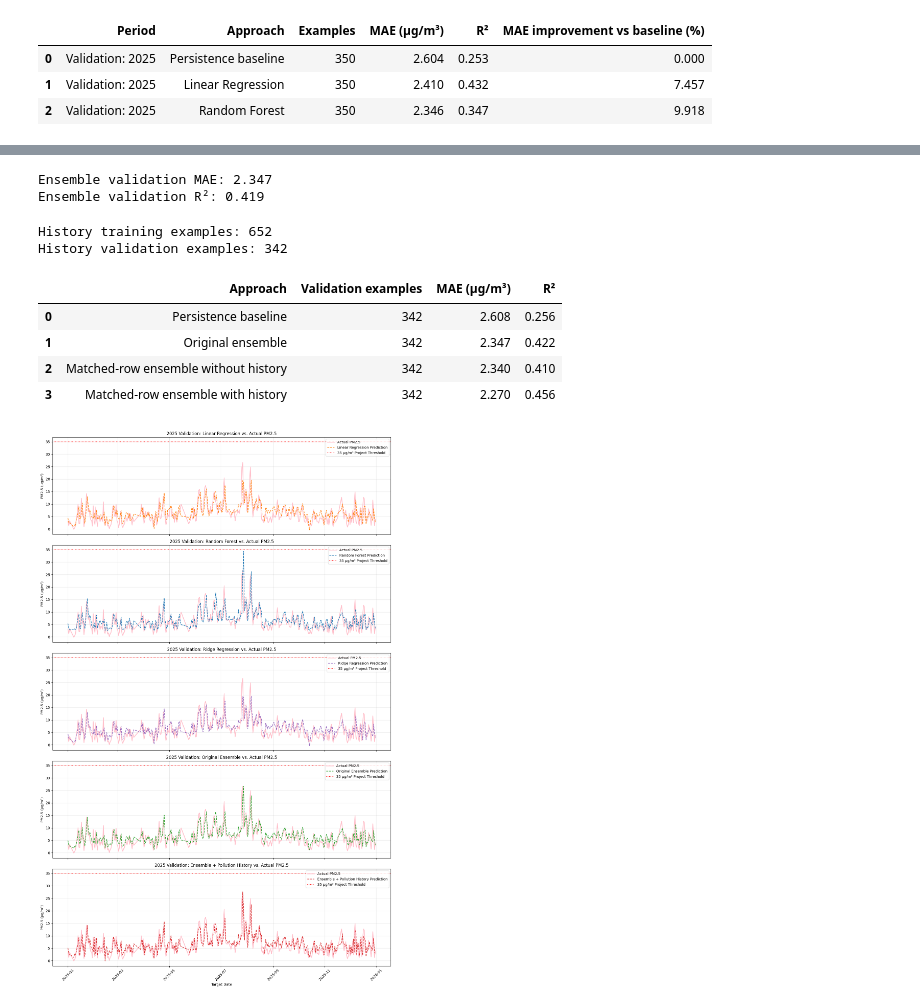
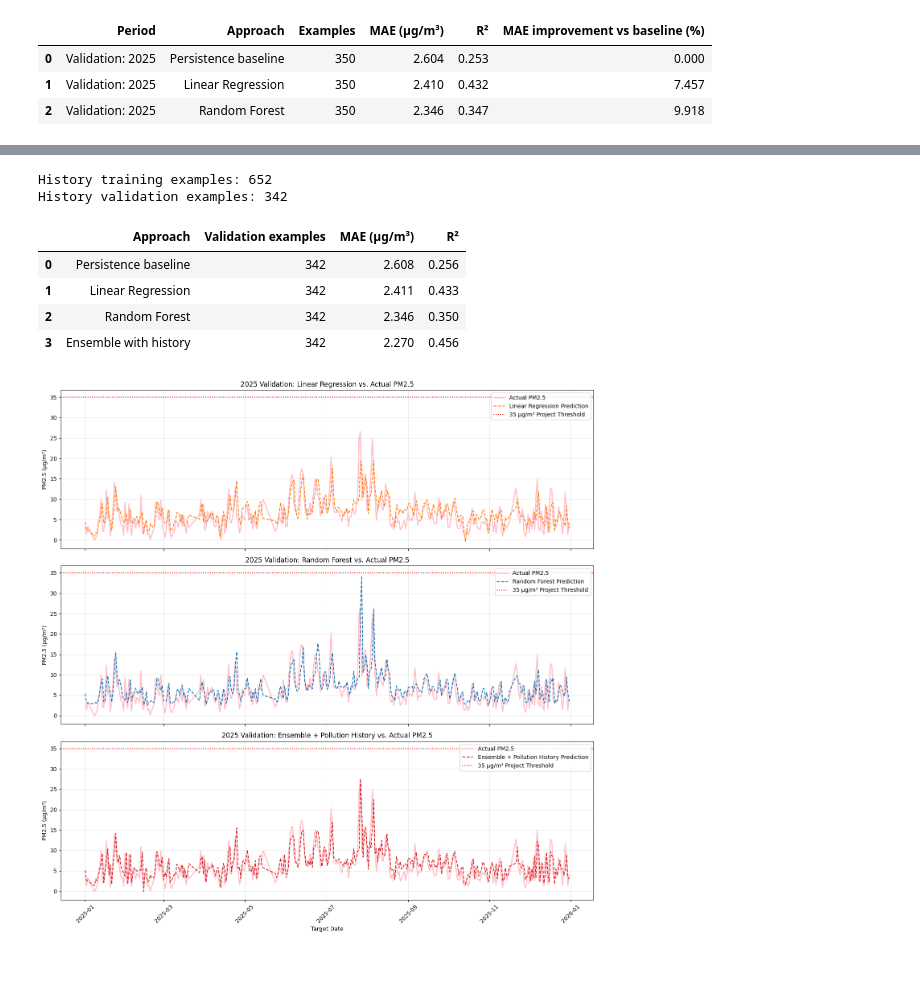
Before and after one commit to TASRUNNER2010/Hackathon, a Jupyter notebook: Hackathon.ipynb, the cells around one changed output, grey strips where cells are left out. Cells and saved outputs as stored; diff of their text form; code cells hidden in the pictures; blank space fills up the shorter version.

```diff
--- a/Hackathon.ipynb
+++ b/Hackathon.ipynb
@@ -9,11 +17,7 @@ Drive already mounted at /content/drive; to attempt to forcibly remount, call dr
 import pandas as pd
 from pathlib import Path
 
-# Locate the folder containing all four original EPA files.
-folder = Path(
-    "/content/drive/MyDrive/veritas AI project"
-)
-
+# The setup cell defines data_folder (raw inputs) and folder (outputs).
 # List only the original files so we don't accidentally load cleaned outputs.
 filenames = [
     "2023_ad_viz_plotval_data.csv",
@@ -27,7 +31,7 @@ tables = []
 
 for filename in filenames:
     table = pd.read_csv(
-        folder / filename,
+        data_folder / filename,
         dtype={"Site ID": "string", "POC": "string"}
     )
 
@@ -540,25 +452,3 @@ VALIDATION PERFORMANCE
-# %%
-# Average predictions from the two existing trained models.
-# This does not retrain either model.
-lr_predictions = model.predict(validation_df[features])
-rf_predictions = rf_model.predict(validation_df[features])
-
-ensemble_predictions = (lr_predictions + rf_predictions) / 2
-
-# Evaluate on the same 2025 validation examples.
-actual_values = validation_df["pm25_tomorrow"]
-
-print(
-    "Ensemble validation MAE:",
-    round(mean_absolute_error(actual_values, ensemble_predictions), 3)
-)
-print(
-    "Ensemble validation R²:",
-    round(r2_score(actual_values, ensemble_predictions), 3)
-)
-# %% [output]
-Ensemble validation MAE: 2.347
-Ensemble validation R²: 0.419
 # %%
 import pandas as pd
 from sklearn.linear_model import LinearRegression
@@ -627,17 +517,6 @@ rf_settings = {
     "n_jobs": -1
 }
 
-# Train a control ensemble without history on the same training rows.
-matched_lr = LinearRegression()
-matched_rf = RandomForestRegressor(**rf_settings)
-
-matched_lr.fit(
-    history_train[features], history_train["pm25_tomorrow"]
-)
-matched_rf.fit(
-    history_train[features], history_train["pm25_tomorrow"]
-)
-
 # Train both components of the new ensemble with history.
 history_lr_model = LinearRegression()
 history_rf_model = RandomForestRegressor(**rf_settings)
@@ -651,18 +530,6 @@ history_rf_model.fit(
     history_train["pm25_tomorrow"]
 )
 
-# Predict identical validation dates with the original ensemble.
-original_ensemble_predictions = (
-    model.predict(history_validation[features])
-    + rf_model.predict(history_validation[features])
-) / 2
-
-# Predict with the control ensemble trained on matched rows.
-matched_ensemble_predictions = (
-    matched_lr.predict(history_validation[features])
-    + matched_rf.predict(history_validation[features])
-) / 2
-
 # Average both history models to create the new ensemble prediction.
 history_ensemble_predictions = (
     history_lr_model.predict(history_validation[history_features])
@@ -672,9 +539,9 @@ history_ensemble_predictions = (
 # Compare all approaches on the same validation examples.
 predictions = {
     "Persistence baseline": history_validation["pm25"],
-    "Original ensemble": original_ensemble_predictions,
-    "Matched-row ensemble without history": matched_ensemble_predictions,
-    "Matched-row ensemble with history": history_ensemble_predictions
+    "Linear Regression": model.predict(history_validation[features]),
+    "Random Forest": rf_model.predict(history_validation[features]),
+    "Ensemble with history": history_ensemble_predictions
 }
 
 results = []
@@ -699,9 +566,9 @@ History training examples: 652
 History validation examples: 342
 |  | Approach | Validation examples | MAE (µg/m³) | R² |
 | 0 | Persistence baseline | 342 | 2.608 | 0.256 |
-| 1 | Original ensemble | 342 | 2.347 | 0.422 |
-| 2 | Matched-row ensemble without history | 342 | 2.340 | 0.410 |
-| 3 | Matched-row ensemble with history | 342 | 2.270 | 0.456 |
+| 1 | Linear Regression | 342 | 2.411 | 0.433 |
+| 2 | Random Forest | 342 | 2.346 | 0.350 |
+| 3 | Ensemble with history | 342 | 2.270 | 0.456 |
 # %%
 import matplotlib.pyplot as plt
 
@@ -711,10 +578,6 @@ plot_data = history_validation.sort_values("target_date")
 # Calculate original models' predictions on these dates.
 lr_predictions = model.predict(plot_data[features])
 rf_predictions = rf_model.predict(plot_data[features])
-ridge_predictions = ridge_model.predict(plot_data[features])
-
-# Original ensemble: average the original Linear Regression and Forest.
-ensemble_predictions = (lr_predictions + rf_predictions) / 2
 
 # History ensemble: both components use the expanded history features.
 history_ensemble_predictions = (
@@ -726,15 +589,13 @@ history_ensemble_predictions = (
 models_to_plot = [
     ("Linear Regression", lr_predictions, "tab:orange"),
     ("Random Forest", rf_predictions, "tab:blue"),
-    ("Ridge Regression", ridge_predictions, "tab:purple"),
-    ("Original Ensemble", ensemble_predictions, "tab:green"),
     ("Ensemble + Pollution History", history_ensemble_predictions, "tab:red")
 ]
 
 # Create one graph per approach with matching axes.
 fig, axes = plt.subplots(
     len(models_to_plot), 1,
-    figsize=(14, 22),
+    figsize=(14, 14),
     sharex=True,
     sharey=True
 )
@@ -753,34 +614,34 @@ for ax, (name, predictions, color) in zip(axes, models_to_plot):
     ax.plot(
         plot_data["target_date"],
         predictions,
         label=f"{name} Prediction",
         color=color,
         linewidth=1.5,
         linestyle="--"
     )
 
     # Show the illustrative project threshold.
     ax.axhline(
         y=35,
         color="red",
         linestyle=":",
         label="35 µg/m³ Project Threshold"
     )
 
     # Label each graph and add a legend and grid.
     ax.set_title(f"2025 Validation: {name} vs. Actual PM2.5")
     ax.set_ylabel("PM2.5 (µg/m³)")
     ax.legend()
     ax.grid(True, alpha=0.3)
 
 # Format the shared date axis.
 axes[-1].set_xlabel("Target Date")
 axes[-1].tick_params(axis="x", rotation=45)
 
 plt.tight_layout()
 plt.show()
 # %% [output]
-[figure, old version]
+[figure, new version]
 # %%
 import matplotlib.pyplot as plt
 from sklearn.metrics import mean_absolute_error
```
Also changed, not shown: parts of 11 cells of this notebook.
